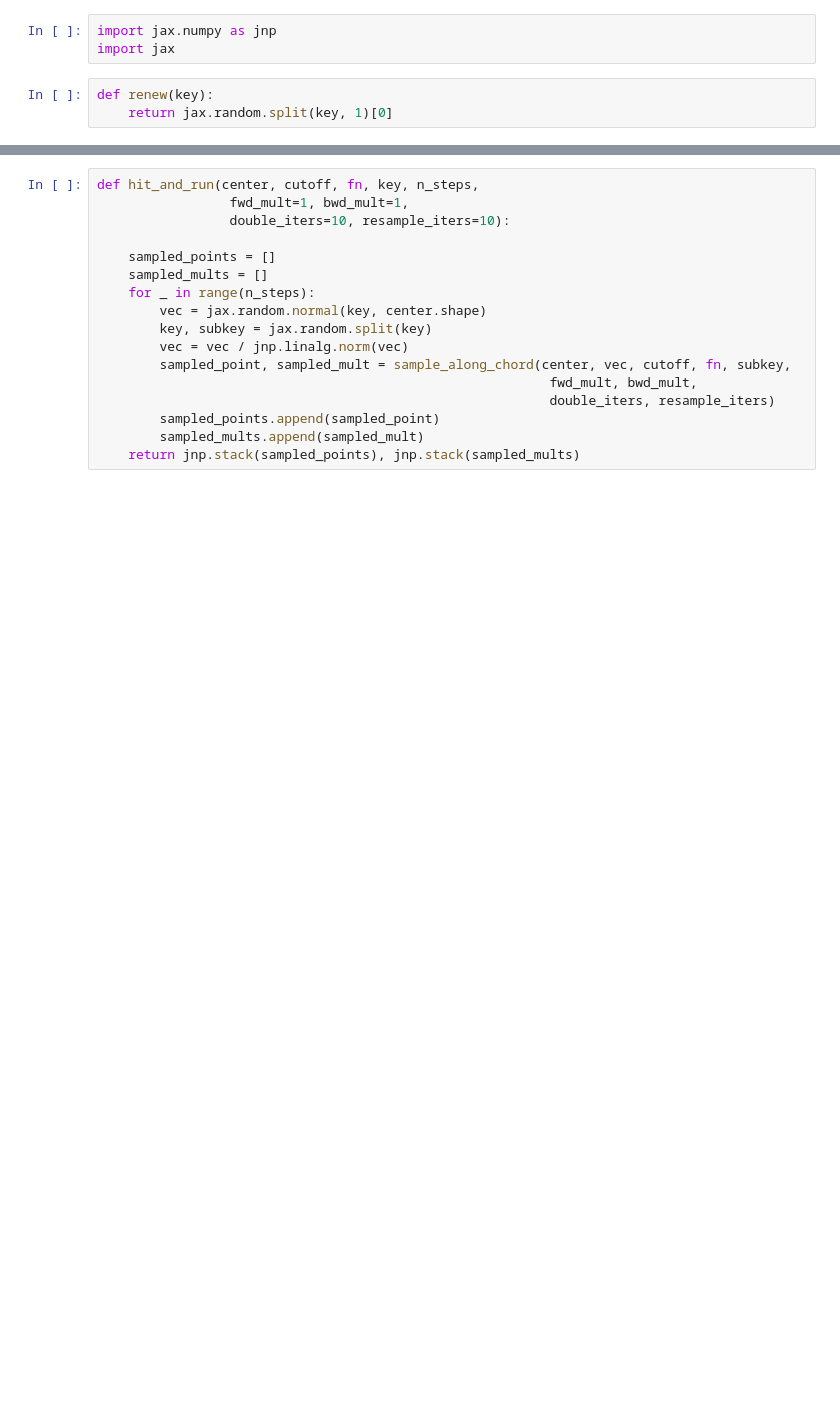
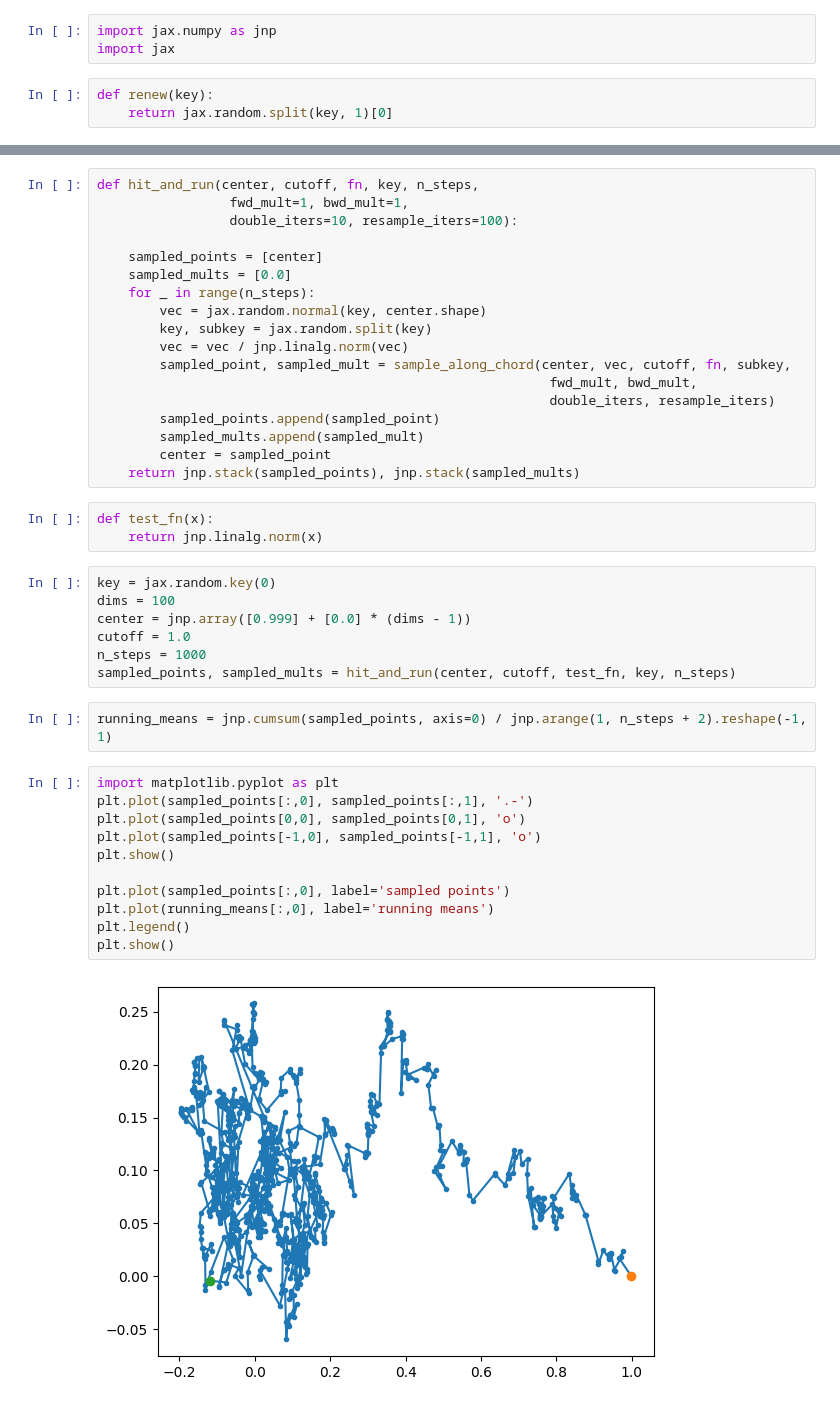
Before and after one commit to EleutherAI/basin-volume, a Jupyter notebook: hit_run.ipynb, the cells around one changed output, grey strips where cells are left out. Drawn from its saved outputs; the diff is of its cells as text; blank space fills up the shorter version.

```diff
--- a/hit_run.ipynb
+++ b/hit_run.ipynb
@@ -58,10 +58,10 @@ def sample_along_chord(center, vec, cutoff, fn, key,
 # %%
 def hit_and_run(center, cutoff, fn, key, n_steps,
                  fwd_mult=1, bwd_mult=1,
-                 double_iters=10, resample_iters=10):
+                 double_iters=10, resample_iters=100):
 
-    sampled_points = []
-    sampled_mults = []
+    sampled_points = [center]
+    sampled_mults = [0.0]
     for _ in range(n_steps):
         vec = jax.random.normal(key, center.shape)
         key, subkey = jax.random.split(key)
@@ -71,4 +71,30 @@ def hit_and_run(center, cutoff, fn, key, n_steps,
                                                           double_iters, resample_iters)
         sampled_points.append(sampled_point)
         sampled_mults.append(sampled_mult)
+        center = sampled_point
     return jnp.stack(sampled_points), jnp.stack(sampled_mults)
+# %%
+def test_fn(x):
+    return jnp.linalg.norm(x)
+# %%
+key = jax.random.key(0)
+dims = 100
+center = jnp.array([0.999] + [0.0] * (dims - 1))
+cutoff = 1.0
+n_steps = 1000
+sampled_points, sampled_mults = hit_and_run(center, cutoff, test_fn, key, n_steps)
+# %%
+running_means = jnp.cumsum(sampled_points, axis=0) / jnp.arange(1, n_steps + 2).reshape(-1, 1)
+# %%
+import matplotlib.pyplot as plt
+plt.plot(sampled_points[:,0], sampled_points[:,1], '.-')
+plt.plot(sampled_points[0,0], sampled_points[0,1], 'o')
+plt.plot(sampled_points[-1,0], sampled_points[-1,1], 'o')
+plt.show()
+
+plt.plot(sampled_points[:,0], label='sampled points')
+plt.plot(running_means[:,0], label='running means')
+plt.legend()
+plt.show()
+# %% [output]
+[figure, added]
```
Also changed, not shown: parts of 2 cells of this notebook.
